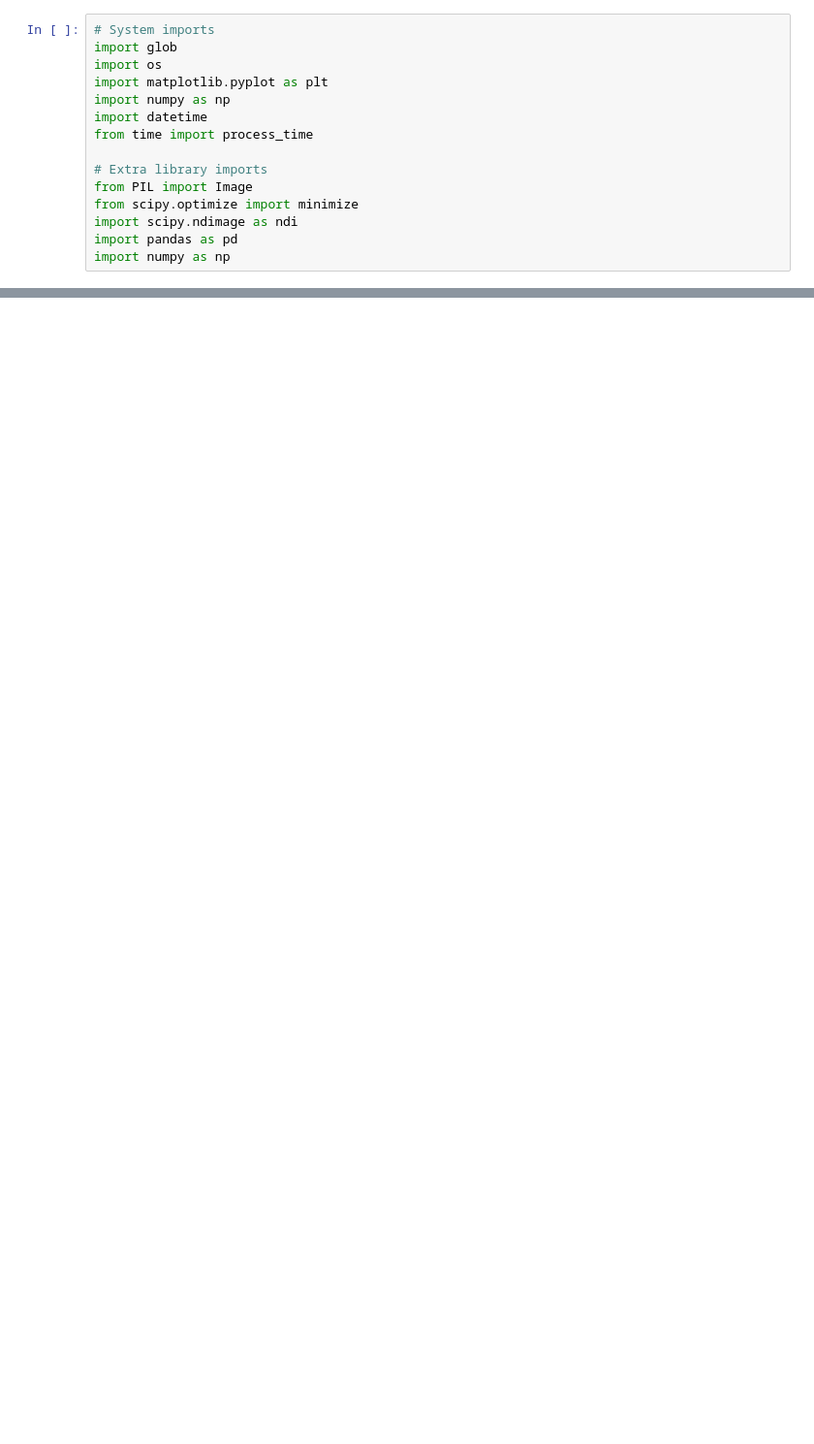
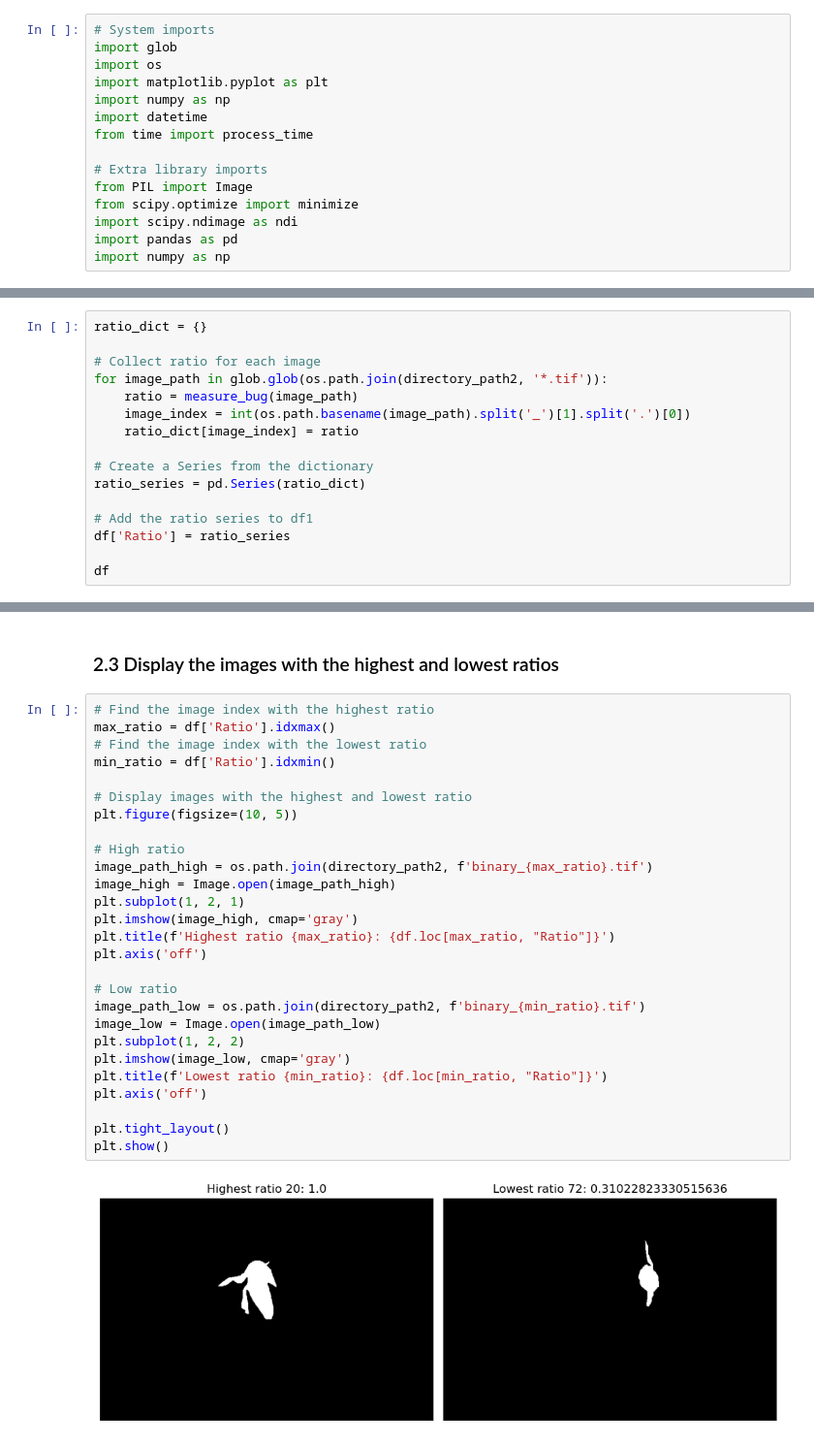
Before and after one commit to Martin-JMP/Engineering_School_IA_To_Bee_or_not_to_Bee, a Jupyter notebook: David Files/Code.ipynb, the cells around one changed output, grey strips where cells are left out. Shown at 97% size. Cells and saved outputs as stored; diff of their text form; blank space fills up the shorter version.

```diff
--- a/David Files/Code.ipynb
+++ b/David Files/Code.ipynb
@@ -81,0 +159,16 @@ df.describe()
+# %%
+ratio_dict = {}
+
+# Collect ratio for each image
+for image_path in glob.glob(os.path.join(directory_path2, '*.tif')):
+    ratio = measure_bug(image_path)
+    image_index = int(os.path.basename(image_path).split('_')[1].split('.')[0])
+    ratio_dict[image_index] = ratio
+
+# Create a Series from the dictionary
+ratio_series = pd.Series(ratio_dict)
+
+# Add the ratio series to df1
+df['Ratio'] = ratio_series
+
+df
@@ -81,0 +202,31 @@ df.describe()
+# %% [markdown]
+### 2.3 Display the images with the highest and lowest ratios
+# %%
+# Find the image index with the highest ratio
+max_ratio = df['Ratio'].idxmax()
+# Find the image index with the lowest ratio
+min_ratio = df['Ratio'].idxmin()
+
+# Display images with the highest and lowest ratio
+plt.figure(figsize=(10, 5))
+
+# High ratio
+image_path_high = os.path.join(directory_path2, f'binary_{max_ratio}.tif')
+image_high = Image.open(image_path_high)
+plt.subplot(1, 2, 1)
+plt.imshow(image_high, cmap='gray')
+plt.title(f'Highest ratio {max_ratio}: {df.loc[max_ratio, "Ratio"]}')
+plt.axis('off')
+
+# Low ratio
+image_path_low = os.path.join(directory_path2, f'binary_{min_ratio}.tif')
+image_low = Image.open(image_path_low)
+plt.subplot(1, 2, 2)
+plt.imshow(image_low, cmap='gray')
+plt.title(f'Lowest ratio {min_ratio}: {df.loc[min_ratio, "Ratio"]}')
+plt.axis('off')
+
+plt.tight_layout()
+plt.show()
+# %% [output]
+[figure, added]
```
Also changed, not shown: parts of 30 cells of this notebook.
